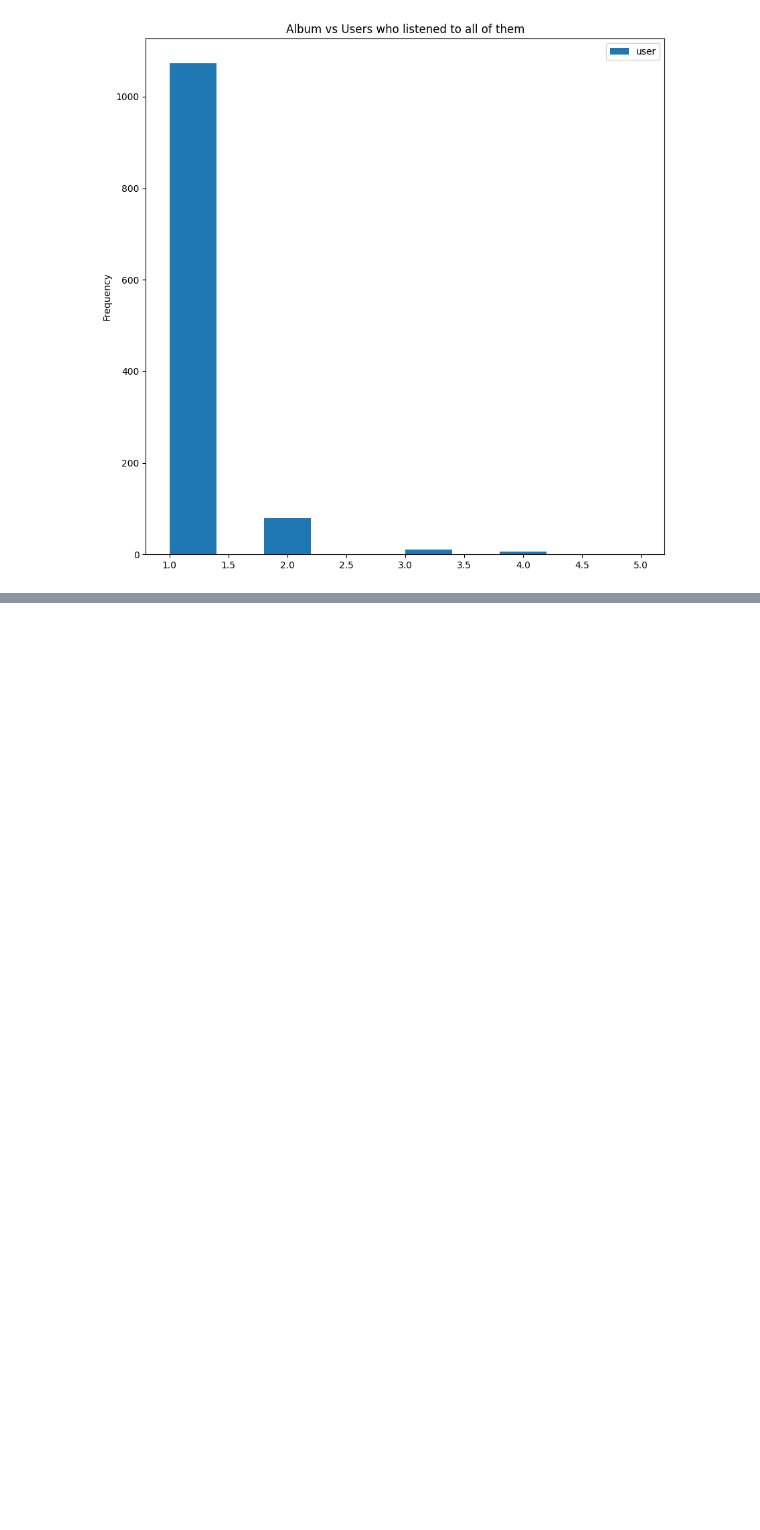
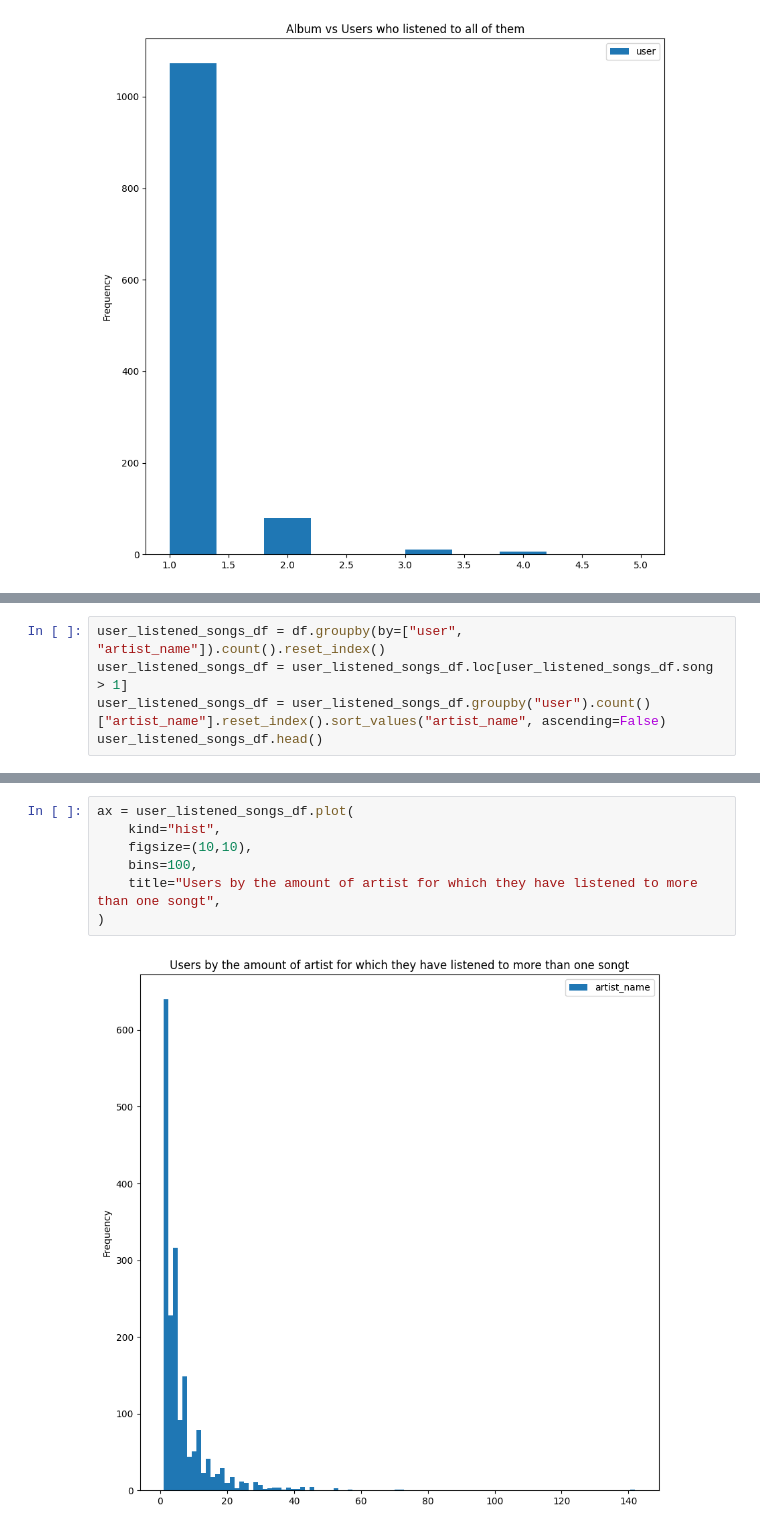
Before and after one commit to csosapezo/song-recommendation-engine, a Jupyter notebook: exploratory-data-analysis.ipynb, the cells around one changed output, grey strips where cells are left out. Drawn from its saved outputs; the diff is of its cells as text; blank space fills up the shorter version.

```diff
--- a/exploratory-data-analysis.ipynb
+++ b/exploratory-data-analysis.ipynb
@@ -194,0 +230,5 @@ ax = album_user_df.plot(
+# %%
+user_listened_songs_df = df.groupby(by=["user", "artist_name"]).count().reset_index()
+user_listened_songs_df = user_listened_songs_df.loc[user_listened_songs_df.song > 1]
+user_listened_songs_df = user_listened_songs_df.groupby("user").count()["artist_name"].reset_index().sort_values("artist_name", ascending=False)
+user_listened_songs_df.head()
@@ -194,0 +242,9 @@ ax = album_user_df.plot(
+# %%
+ax = user_listened_songs_df.plot(
+    kind="hist",
+    figsize=(10,10),
+    bins=100,
+    title="Users by the amount of artist for which they have listened to more than one songt",
+)
+# %% [output]
+[figure, added]
```
Also changed, not shown: parts of 7 cells of this notebook.
